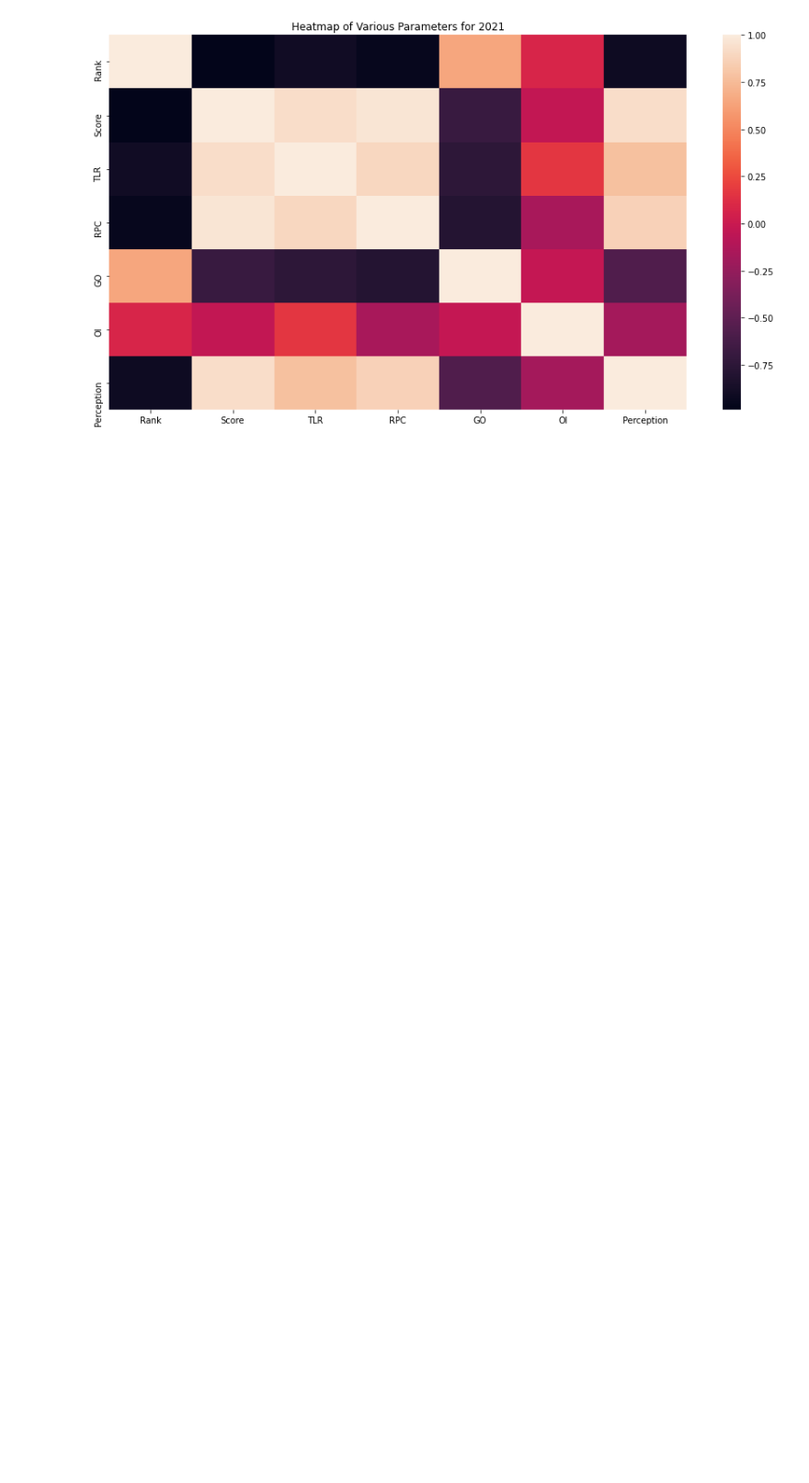
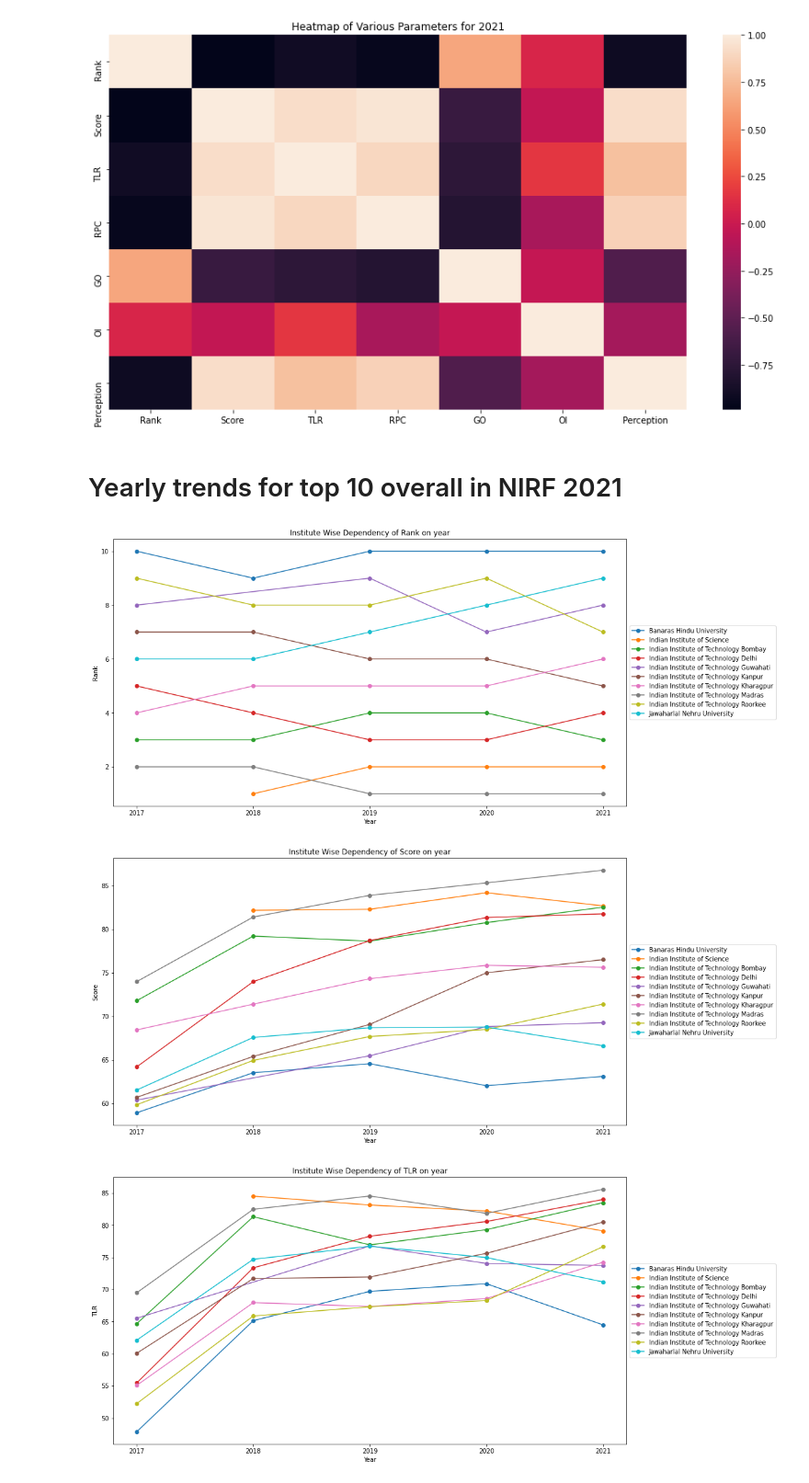
Before and after one commit to kalp121212/DS203_Project, a Jupyter notebook: Nirf.ipynb, the cells around one changed output. Shown at 92% size. Cells and saved outputs as stored; diff of their text form; code cells hidden in the pictures; blank space fills up the shorter version.

Commit message:
Added Some More Plots

```diff
--- a/Nirf.ipynb
+++ b/Nirf.ipynb
@@ -123,3 +123,23 @@ for i,j in top10data.groupby('year'):
 [figure]
 [figure]
 [figure]
+# %% [markdown]
+# Yearly trends for top 10 overall in NIRF 2021
+# %%
+top102021 = list(overall['2021'].head(10)['Institute Name'])
+
+h=['Rank','Score','TLR','RPC','GO','OI','Perception']
+
+for val in h:
+    for i,j in top10data.groupby('Institute Name'):
+        if(i in top102021):
+            plt.plot(j['year'],j[f'{val}'],'o-',label=f"{i}")
+    plt.title(f"Institute Wise Dependency of {val} on year")
+    plt.ylabel(f"{val}")
+    plt.xlabel("Year")
+    plt.legend(loc='center left', bbox_to_anchor=(1, 0.5))
+    plt.show()
+# %% [output]
+[figure, added]
+[figure, added]
+[figure, added]
```
Also changed, not shown: parts of 1 cell of this notebook.
